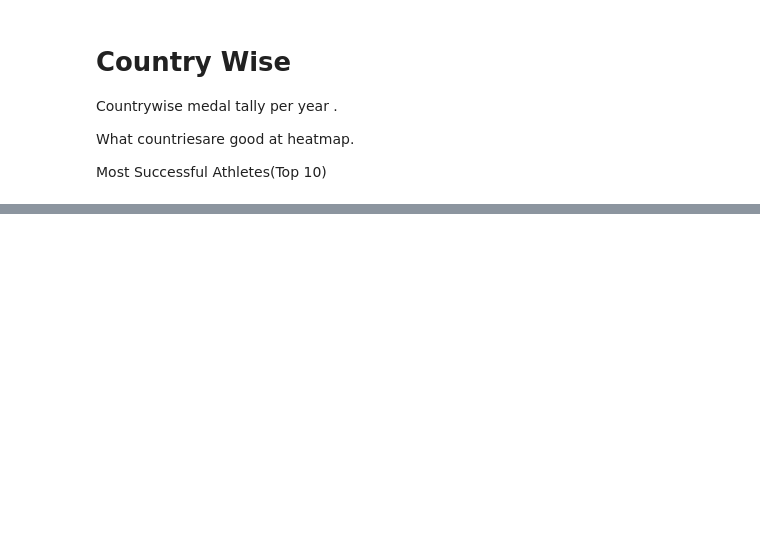
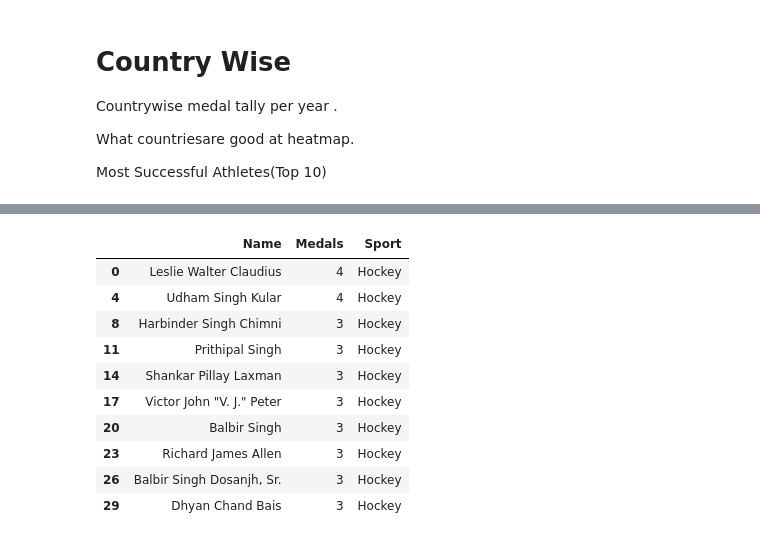
Before and after one commit to MaazAlam39/Olympic_Analysis, a Jupyter notebook: notebook/olympic_analysis.ipynb, the cells around one changed output, grey strips where cells are left out. Drawn from its saved outputs; the diff is of its cells as text; code cells hidden in the pictures; blank space fills up the shorter version.

```diff
--- a/notebook/olympic_analysis.ipynb
+++ b/notebook/olympic_analysis.ipynb
@@ -379,3 +389,27 @@ final_df=new_df.groupby('Year').count()['Medal'].reset_index()
 # %%
 fig=px.line(final_df,x="Year",y="Medal")
 fig.show()
+# %%
+def most_successful_countrywise(df, country):
+    temp_df = df.dropna(subset=['Medal'])
+
+    temp_df = temp_df[temp_df['region'] == country]
+
+    x = temp_df['Name'].value_counts().reset_index().head(10).merge(df, left_on='index', right_on='Name', how='left')[
+        ['index', 'Name_x', 'Sport']].drop_duplicates('index')
+    x.rename(columns={'index': 'Name', 'Name_x': 'Medals'}, inplace=True)
+    return x
+# %%
+most_successful_countrywise(df,'India')
+# %% [output]
+|  | Name | Medals | Sport |
+| 0 | Leslie Walter Claudius | 4 | Hockey |
+| 4 | Udham Singh Kular | 4 | Hockey |
+| 8 | Harbinder Singh Chimni | 3 | Hockey |
+| 11 | Prithipal Singh | 3 | Hockey |
+| 14 | Shankar Pillay Laxman | 3 | Hockey |
+| 17 | Victor John "V. J." Peter | 3 | Hockey |
+| 20 | Balbir Singh | 3 | Hockey |
+| 23 | Richard James Allen | 3 | Hockey |
+| 26 | Balbir Singh Dosanjh, Sr. | 3 | Hockey |
+| 29 | Dhyan Chand Bais | 3 | Hockey |
```
Also changed, not shown: parts of 8 cells of this notebook, 3 other files.
